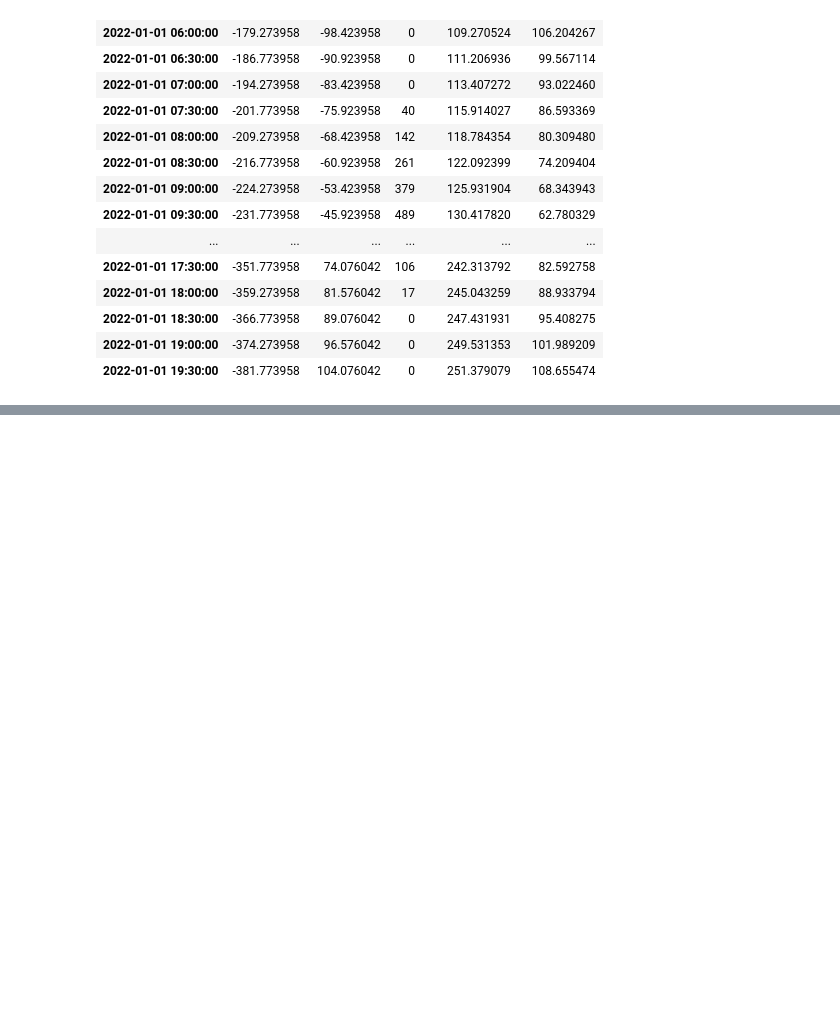
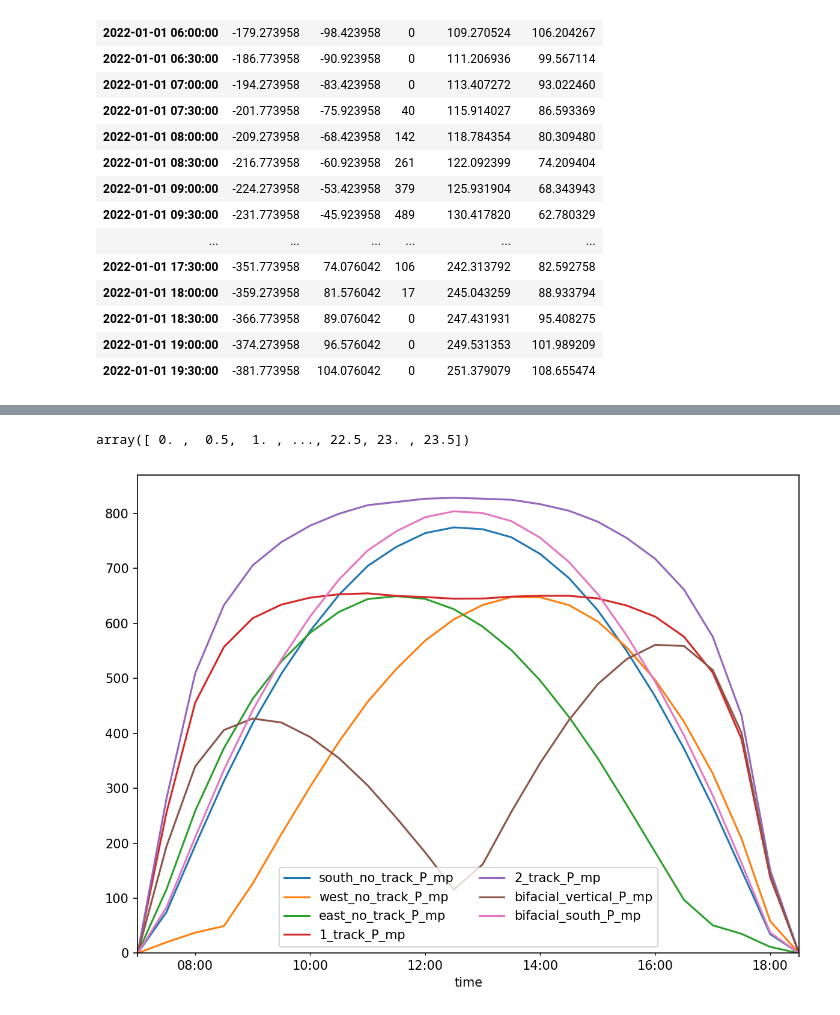
Before and after one commit to rodrigoms95/recurso_solar, a Jupyter notebook: code_2/track_test.ipynb, the cells around one changed output, grey strips where cells are left out. Drawn from its saved outputs; the diff is of its cells as text; code cells hidden in the pictures; blank space fills up the shorter version.

```diff
--- a/code_2/track_test.ipynb
+++ b/code_2/track_test.ipynb
@@ -243,0 +236,25 @@ df.iloc[10:40][["GHI"] + track_POA[0:3] + track_AOI[0:3]]
+# %%
+# NOCT Cell Temperature Model.
+T_NOCT    = 44 # °C
+# Datos de Panel Canadian Solar 550 W
+# Modelo: HiKu6 Mono PERC CS6W-550
+I_mp      = 13.2 # A
+V_mp      = 41.7 # V
+A_m       = 1.134*2.278 # m^2
+eff_ref   = I_mp * V_mp / (1000 * A_m)
+tau_alpha = 0.9
+# Ajuste de viento.
+#v = 0.61 # Dos pisos.
+v = 0.51 # Un piso.
+# Ajuste de montaje.
+T_adj = 2   + T_NOCT # Building integrated,
+# greater than 3.5 in, or groud/rack mounted
+#T_adj = 2  + T_NOCT # 2.5 to 3.5 in
+#T_adj = 6  + T_NOCT # 1.5 to 2.5 in
+#T_adj = 11 + T_NOCT # 0.5 to 1.5 in
+#T_adj = 18 + T_NOCT # less than 0.5 in
+# Temperatura de la celda.
+for i in range(len(cases)):
+    df[cases[i] + "_Cell_Temperature"] = ( df["Temperature"]
+        + df[track_POA[i]] / 800 * (T_adj-20)
+        * (1-eff_ref/tau_alpha) * ( 9.5 / (5.7+3.8*v*df["Wind Speed"]) ) )
@@ -243,0 +314,22 @@ df.iloc[10:40][["GHI"] + track_POA[0:3] + track_AOI[0:3]]
+# %%
+np.tile( np.arange(0, 24, 0.5), int(df.shape[0]/48))
+# %% [output]
+array([ 0. ,  0.5,  1. , ..., 22.5, 23. , 23.5])
+# %%
+from matplotlib import pyplot as plt
+
+# Incializamos gráfica.
+fig, ax = plt.subplots()
+fig.set_facecolor("w")
+fig.set_size_inches(8, 6)
+fig.set_dpi(150)
+
+df.iloc[14:38][ prod_n ].plot(ax = ax)
+
+ax.legend(ncol = 2, loc = "lower center")
+ax.set_ylim(0)
+
+fig.tight_layout()
+plt.show()
+# %% [output]
+[figure, added]
```
Also changed, not shown: parts of 19 cells of this notebook, 1 other file.
